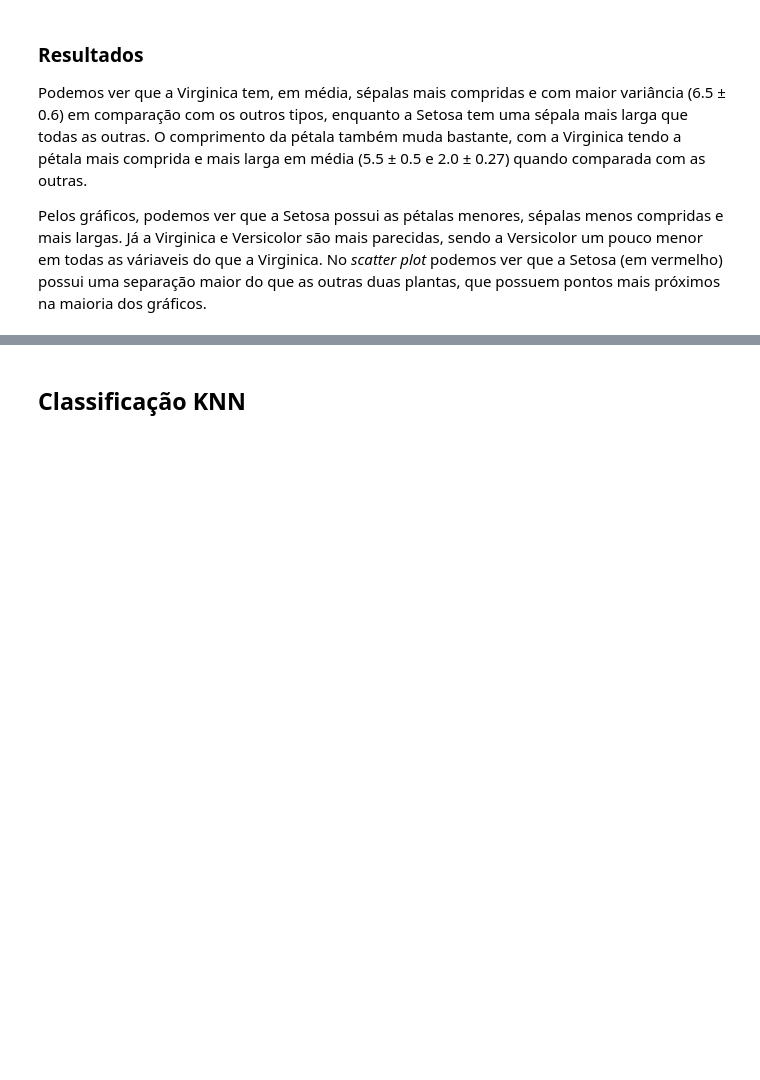
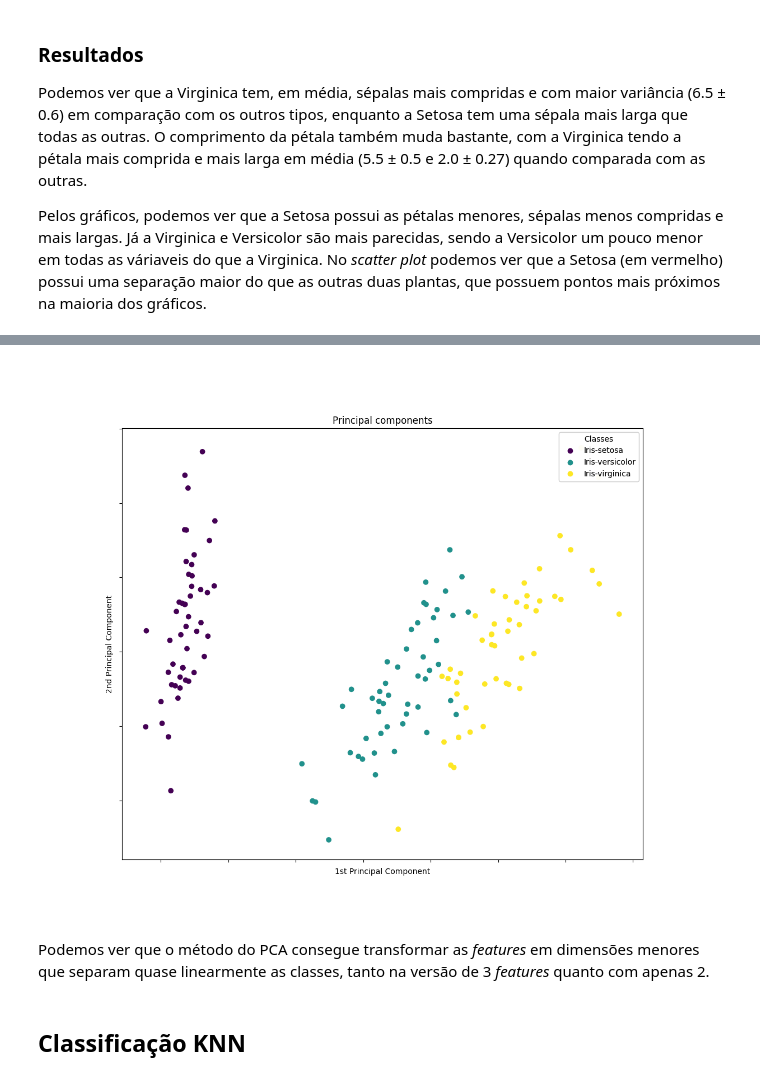
Before and after one commit to AugustC/ta04-classification, a Jupyter notebook: TA04-Classification.ipynb, the cells around one changed output, grey strips where cells are left out. Drawn from its saved outputs; the diff is of its cells as text; code cells hidden in the pictures; blank space fills up the shorter version.

```diff
--- a/TA04-Classification.ipynb
+++ b/TA04-Classification.ipynb
@@ -50,2 +61,8 @@ Pelos gráficos, podemos ver que a Setosa possui as pétalas menores, sépalas m
+# %%
+pca_decomposition(df, 'target', n_components=2)
+# %% [output]
+[figure, added]
+# %% [markdown]
+Podemos ver que o método do PCA consegue transformar as *features* em dimensões menores que separam quase linearmente as classes, tanto na versão de 3 *features* quanto com apenas 2.
 # %% [markdown]
 ## Classificação KNN
```
Also changed, not shown: parts of 4 cells of this notebook, 4 other files.
